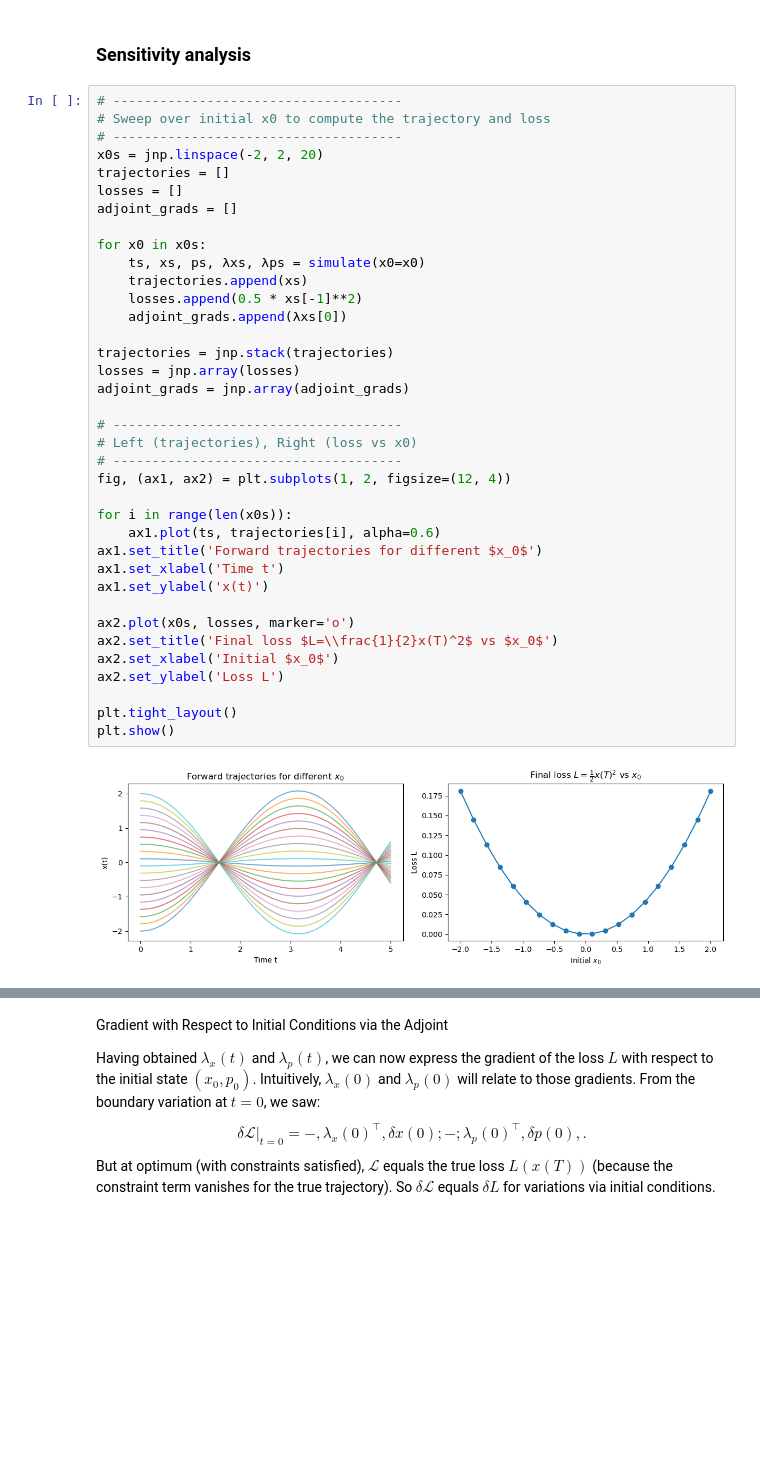
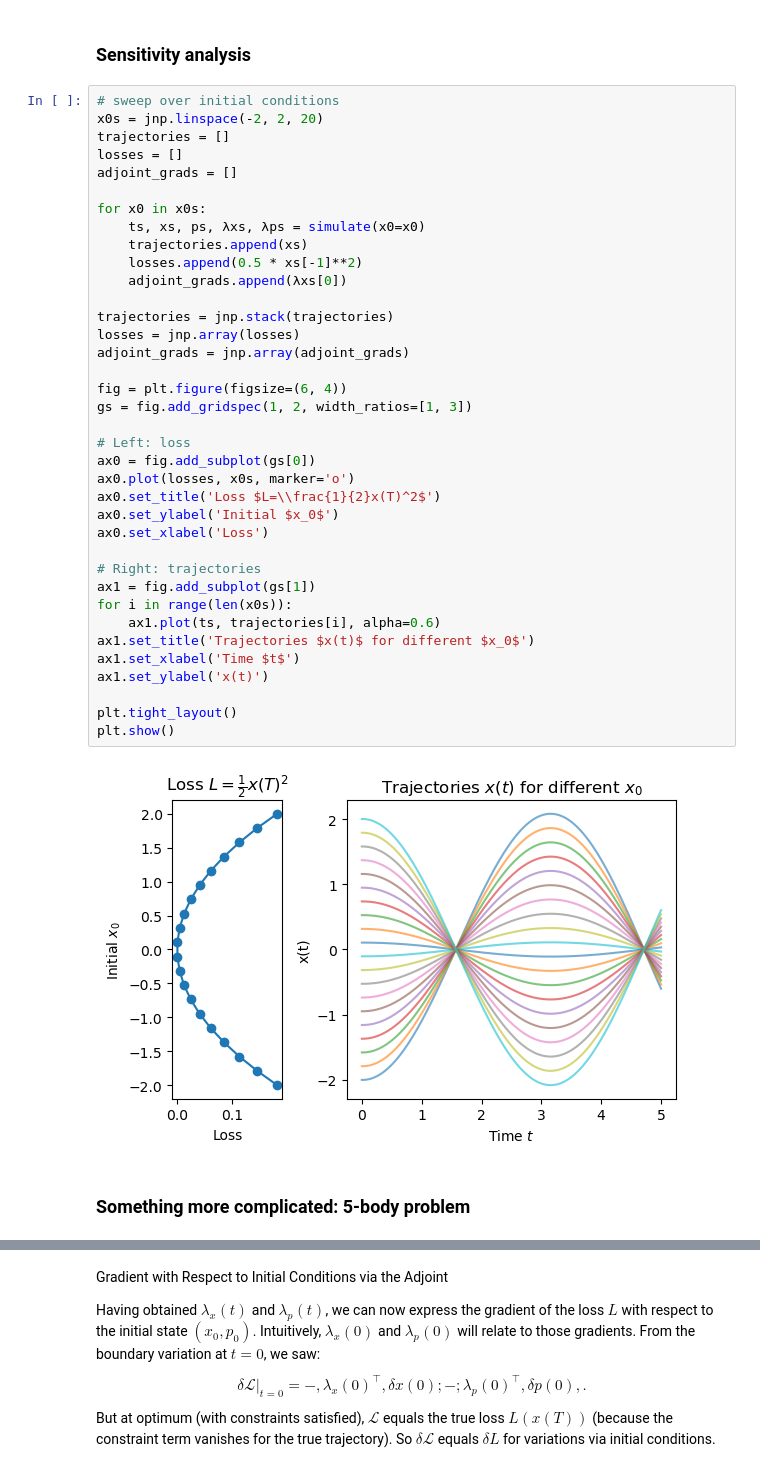
Before and after one commit to AZhou00/adjoint-demo, a Jupyter notebook: notebook/basics.ipynb, the cells around one changed output, grey strips where cells are left out. Saved outputs shown, nothing was run; the diff lists cells and outputs as text; blank space fills up the shorter version.

Commit message:
4 body

```diff
--- a/notebook/basics.ipynb
+++ b/notebook/basics.ipynb
@@ -305,41 +314,43 @@ plt.show()
 # %% [markdown]
 ### Sensitivity analysis
 # %%
-# -------------------------------------
-# Sweep over initial x0 to compute the trajectory and loss
-# -------------------------------------
+# sweep over initial conditions
 x0s = jnp.linspace(-2, 2, 20)
 trajectories = []
 losses = []
 adjoint_grads = []
 
 for x0 in x0s:
     ts, xs, ps, λxs, λps = simulate(x0=x0)
     trajectories.append(xs)
     losses.append(0.5 * xs[-1]**2)
     adjoint_grads.append(λxs[0])
 
 trajectories = jnp.stack(trajectories)
 losses = jnp.array(losses)
 adjoint_grads = jnp.array(adjoint_grads)
 
-# -------------------------------------
-# Left (trajectories), Right (loss vs x0)
-# -------------------------------------
-fig, (ax1, ax2) = plt.subplots(1, 2, figsize=(12, 4))
+fig = plt.figure(figsize=(6, 4))
+gs = fig.add_gridspec(1, 2, width_ratios=[1, 3])
 
+# Left: loss
+ax0 = fig.add_subplot(gs[0])
+ax0.plot(losses, x0s, marker='o')
+ax0.set_title('Loss $L=\\frac{1}{2}x(T)^2$')
+ax0.set_ylabel('Initial $x_0$')
+ax0.set_xlabel('Loss')
+
+# Right: trajectories
+ax1 = fig.add_subplot(gs[1])
 for i in range(len(x0s)):
     ax1.plot(ts, trajectories[i], alpha=0.6)
-ax1.set_title('Forward trajectories for different $x_0$')
-ax1.set_xlabel('Time t')
+ax1.set_title('Trajectories $x(t)$ for different $x_0$')
+ax1.set_xlabel('Time $t$')
 ax1.set_ylabel('x(t)')
-
-ax2.plot(x0s, losses, marker='o')
-ax2.set_title('Final loss $L=\\frac{1}{2}x(T)^2$ vs $x_0$')
-ax2.set_xlabel('Initial $x_0$')
-ax2.set_ylabel('Loss L')
 
 plt.tight_layout()
 plt.show()
 # %% [output]
-[figure, old version]
+[figure, new version]
+# %% [markdown]
+### Something more complicated: 5-body problem
```
Also changed, not shown: parts of 15 cells of this notebook.
